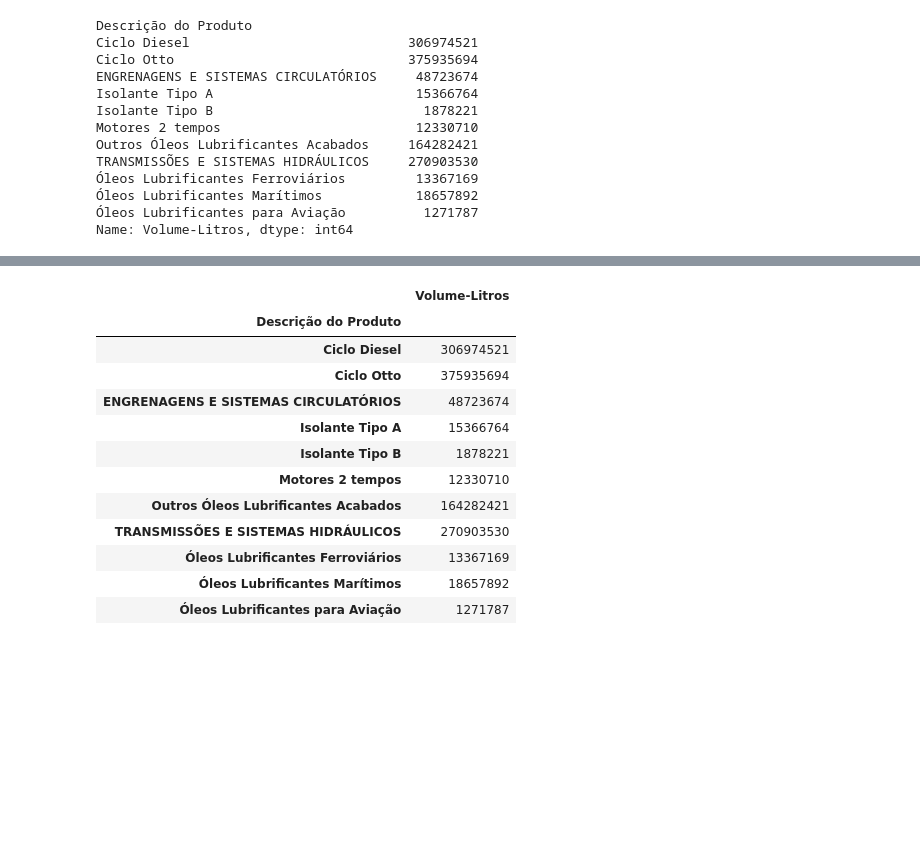
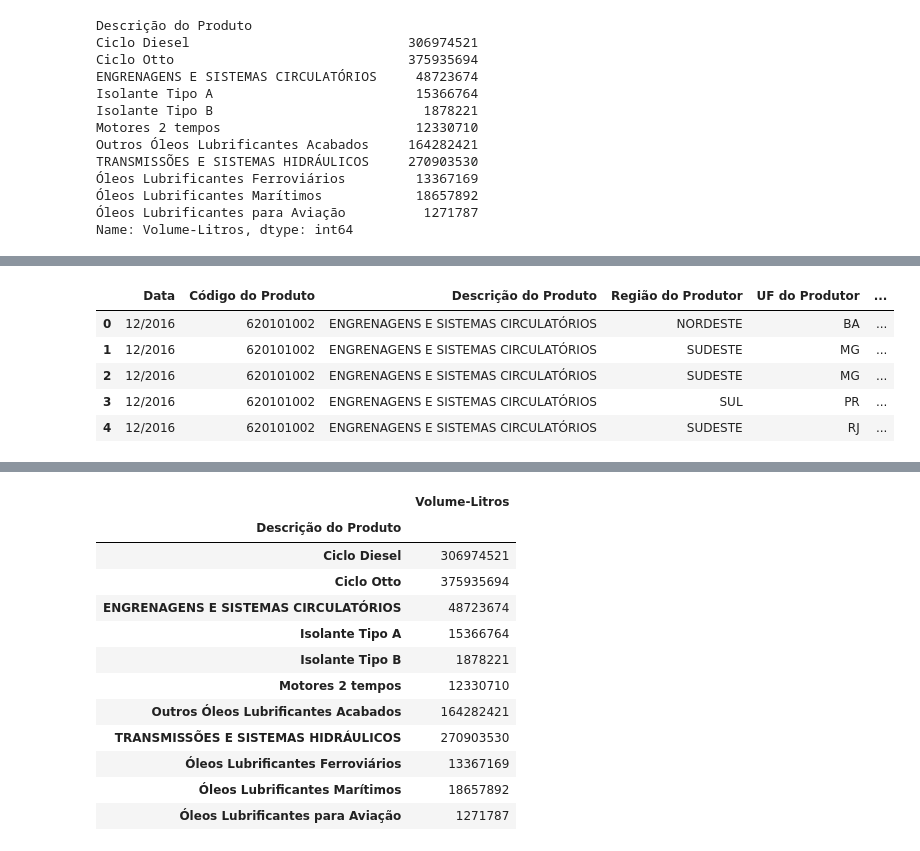
Before and after one commit to jaycwb/udacity, a Jupyter notebook: nanodegree/data_analyst/06_faca_visualizacao_de_dados_eficazes/notebooks/dados_anp_comercializacao_lubrificante.ipynb, the cells around one changed output, grey strips where cells are left out. Saved outputs shown, nothing was run; the diff lists cells and outputs as text; code cells hidden in the pictures; blank space fills up the shorter version.

Commit message:
Inferencia sobre producao nacional/importado

```diff
--- a/nanodegree/data_analyst/06_faca_visualizacao_de_dados_eficazes/notebooks/dados_anp_comercializacao_lubrificante.ipynb
+++ b/nanodegree/data_analyst/06_faca_visualizacao_de_dados_eficazes/notebooks/dados_anp_comercializacao_lubrificante.ipynb
@@ -104,0 +123,11 @@ Name: Volume-Litros, dtype: int64
+# %%
+#CARREGA OS DADOS DE PRODUÇÃO DO ANO DE 2016
+dado_producao = pd.read_excel("../data/Boletim_1/Anexo_G-Producao_nacional_de_OLAC.xlsx", sheetname="71-Producao OLAC Geral")
+dado_producao.head()
+# %% [output]
+|  | Data | Código do Produto | Descrição do Produto | Região do Produtor | UF do Produtor | ... |
+| 0 | 12/2016 | 620101002 | ENGRENAGENS E SISTEMAS CIRCULATÓRIOS | NORDESTE | BA | ... |
+| 1 | 12/2016 | 620101002 | ENGRENAGENS E SISTEMAS CIRCULATÓRIOS | SUDESTE | MG | ... |
+| 2 | 12/2016 | 620101002 | ENGRENAGENS E SISTEMAS CIRCULATÓRIOS | SUDESTE | MG | ... |
+| 3 | 12/2016 | 620101002 | ENGRENAGENS E SISTEMAS CIRCULATÓRIOS | SUL | PR | ... |
+| 4 | 12/2016 | 620101002 | ENGRENAGENS E SISTEMAS CIRCULATÓRIOS | SUDESTE | RJ | ... |
```
Also changed, not shown: parts of 15 cells of this notebook.
